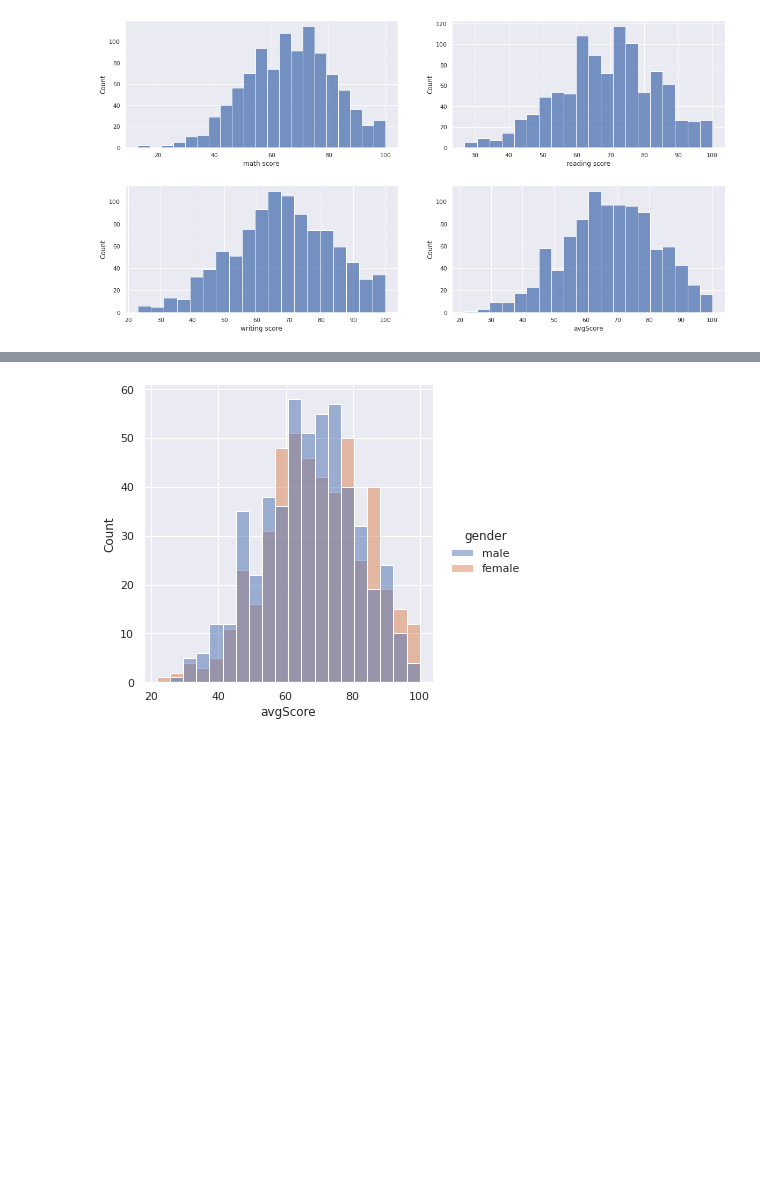
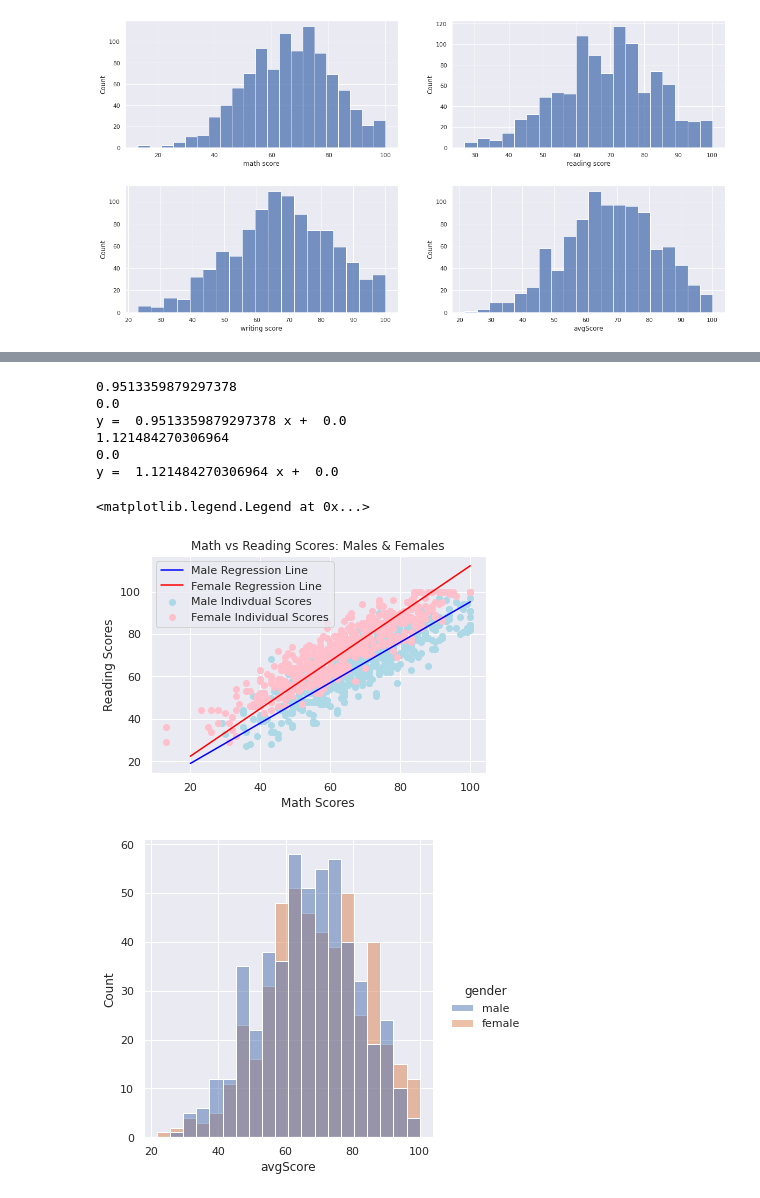
Before and after one commit to wue1atwit/ExamDataset, a Jupyter notebook: ExamDataset.ipynb, the cells around one changed output, grey strips where cells are left out. Saved outputs shown, nothing was run; the diff lists cells and outputs as text; code cells hidden in the pictures; blank space fills up the shorter version.

```diff
--- a/ExamDataset.ipynb
+++ b/ExamDataset.ipynb
@@ -96,3 +110,54 @@ plt.show()
+# %%
+#Payton Individual Portion
+
+from pandas.core.algorithms import mode
+male = avgSet.loc[avgSet["gender"] == "male"]
+female = avgSet.loc[avgSet["gender"] == "female"]
+
+plt.scatter(male["math score"], male["reading score"], c="lightblue")
+
+plt.scatter(female["math score"],female["reading score"], c="pink")
+
+from sklearn.linear_model import LinearRegression
+
+maleModel = LinearRegression(fit_intercept=False)
+femaleModel = LinearRegression(fit_intercept=False)
+
+
+maleModel.fit(male["math score"][:,np.newaxis],male["reading score"])
+femaleModel.fit(female["math score"][:,np.newaxis],female["reading score"])
+
+#male
+print(maleModel.coef_[0])
+print(maleModel.intercept_)
+print("y = ", maleModel.coef_[0], "x + ", maleModel.intercept_)
+
+maleX = np.linspace(20,100,1000)
+maleY = maleModel.predict(maleX[:,np.newaxis])
+
+#female
+print(femaleModel.coef_[0])
+print(femaleModel.intercept_)
+print("y = ", femaleModel.coef_[0], "x + ", femaleModel.intercept_)
+
+femaleX = np.linspace(20,100,1000)
+femaleY = model.predict(femaleX[:,np.newaxis])
+
+plt.xlabel("Math Scores")
+plt.ylabel("Reading Scores")
+plt.title("Math vs Reading Scores: Males & Females")
+
+plt.plot(maleX, maleY,"blue",femaleX,femaleY,"red")
+plt.legend(["Male Regression Line","Female Regression Line","Male Indivdual Scores","Female Individual Scores"])
+# %% [output]
+0.9513359879297378
+0.0
+y =  0.9513359879297378 x +  0.0
+1.121484270306964
+0.0
+y =  1.121484270306964 x +  0.0
+<matplotlib.legend.Legend at 0x...>
+[figure, added]
 # %%
 sns.displot(kind = 'hist', data = avgSet, x='avgScore', hue = 'gender')
 
```
Also changed, not shown: parts of 6 cells of this notebook.
